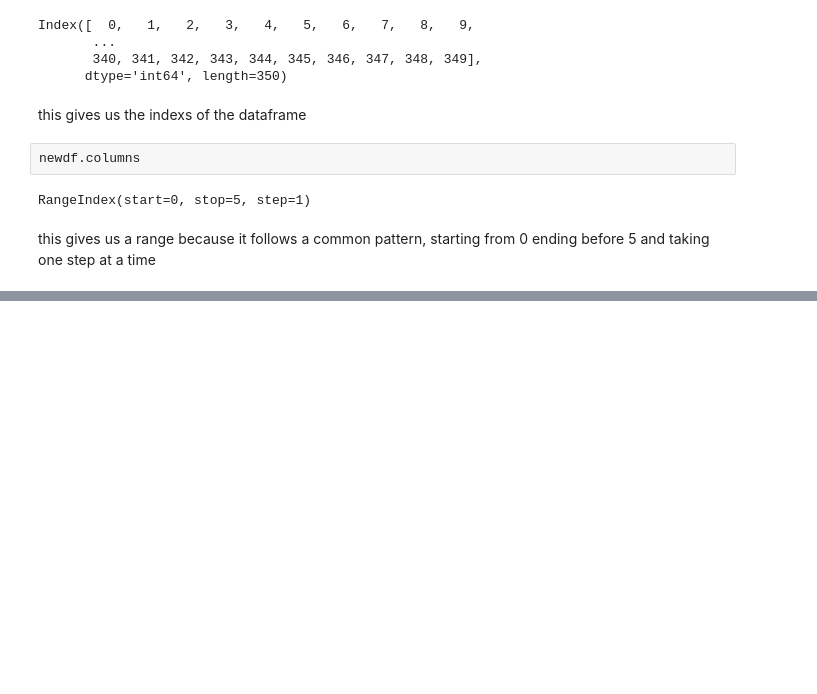
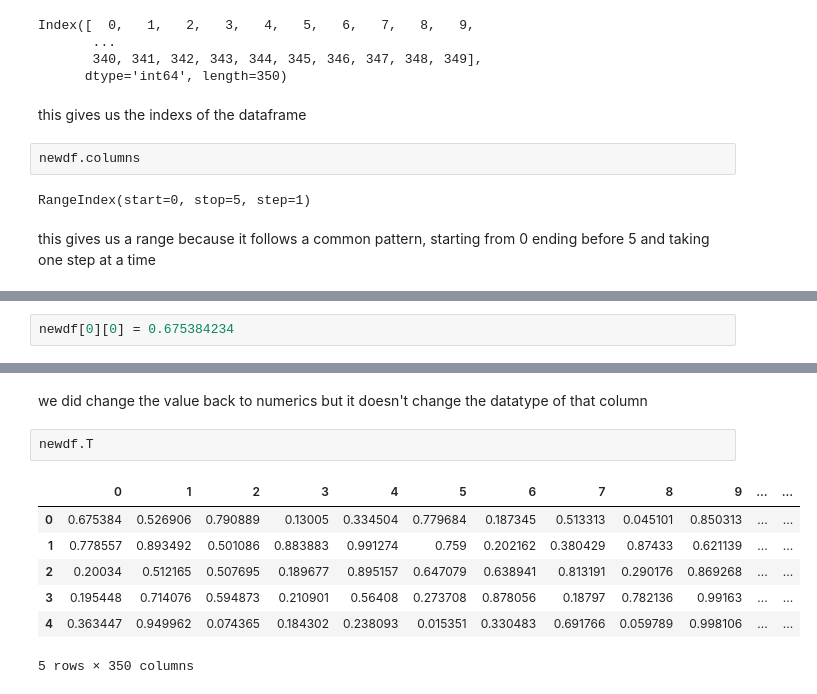
Before and after one commit to Divyansh-tiw/learning-pandas, a Jupyter notebook: Untitled.ipynb, the cells around one changed output, grey strips where cells are left out. Drawn from its saved outputs; the diff is of its cells as text; blank space fills up the shorter version.

```diff
--- a/Untitled.ipynb
+++ b/Untitled.ipynb
@@ -319,0 +341,2 @@ this gives us a range because it follows a common pattern, starting from 0 endin
+# %%
+newdf[0][0] = 0.675384234
@@ -319,0 +369,12 @@ this gives us a range because it follows a common pattern, starting from 0 endin
+# %% [markdown]
+we did change the value back to numerics but it doesn't change the datatype of that column
+# %%
+newdf.T
+# %% [output]
+|  | 0 | 1 | 2 | 3 | 4 | 5 | 6 | 7 | 8 | 9 | ... | ... |
+| 0 | 0.675384 | 0.526906 | 0.790889 | 0.13005 | 0.334504 | 0.779684 | 0.187345 | 0.513313 | 0.045101 | 0.850313 | ... | ... |
+| 1 | 0.778557 | 0.893492 | 0.501086 | 0.883883 | 0.991274 | 0.759 | 0.202162 | 0.380429 | 0.87433 | 0.621139 | ... | ... |
+| 2 | 0.20034 | 0.512165 | 0.507695 | 0.189677 | 0.895157 | 0.647079 | 0.638941 | 0.813191 | 0.290176 | 0.869268 | ... | ... |
+| 3 | 0.195448 | 0.714076 | 0.594873 | 0.210901 | 0.56408 | 0.273708 | 0.878056 | 0.18797 | 0.782136 | 0.99163 | ... | ... |
+| 4 | 0.363447 | 0.949962 | 0.074365 | 0.184302 | 0.238093 | 0.015351 | 0.330483 | 0.691766 | 0.059789 | 0.998106 | ... | ... |
+5 rows × 350 columns
```
Also changed, not shown: parts of 29 cells of this notebook, 1 other file.
